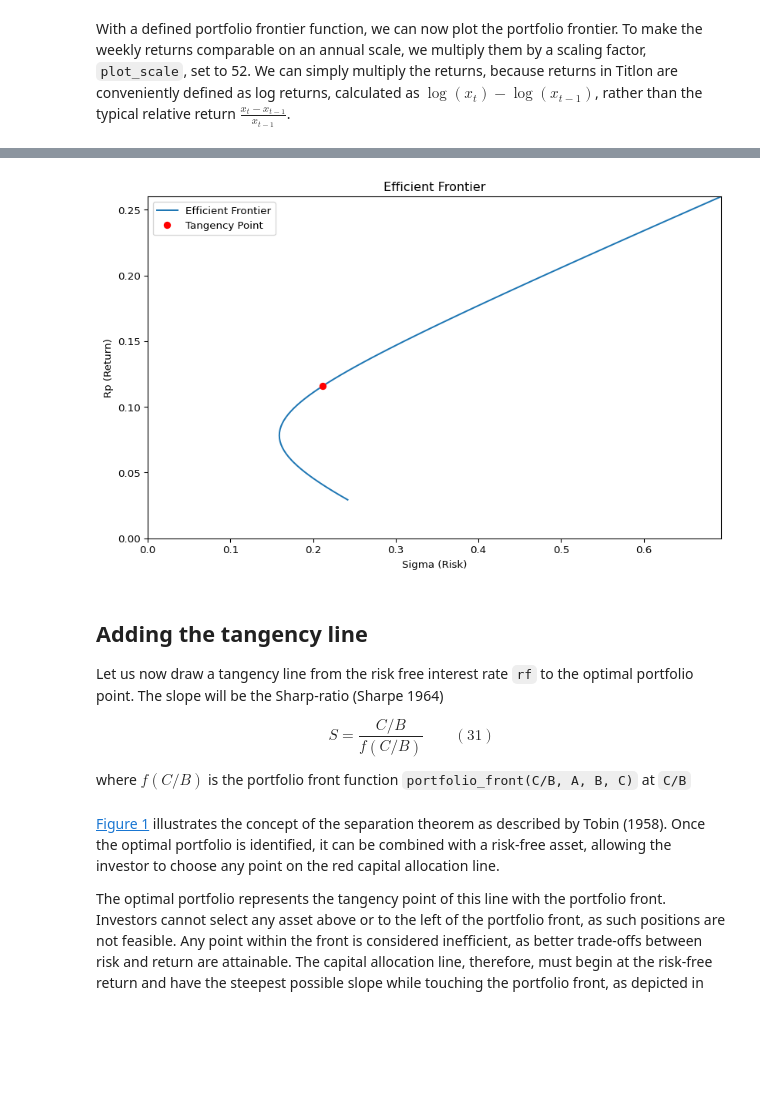
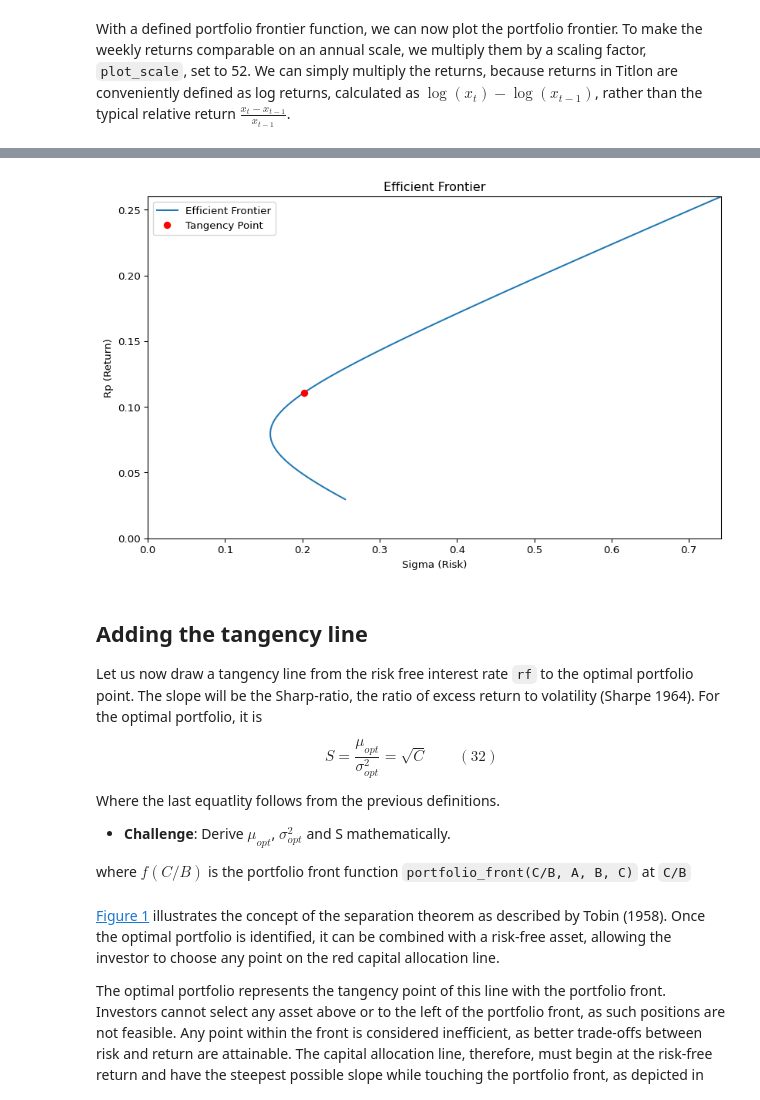
Before and after one commit to uit-sok-3011-h25/uit-sok-3011-h25.github.io, a Jupyter notebook: finans/3-lecture_optport.ipynb, the cells around one changed output, grey strips where cells are left out. Saved outputs shown, nothing was run; the diff lists cells and outputs as text; code cells hidden in the pictures; blank space fills up the shorter version.

```diff
--- a/finans/3-lecture_optport.ipynb
+++ b/finans/3-lecture_optport.ipynb
@@ -728,27 +765,31 @@ Which is simply, according to the previous definitions of B and C:
 Let us add that to the plot
 # %%
-# Calculating the tangency point of the normalized
-# optimal portfolio
-tangency_sigma =  portfolio_front(C/B, A, B, C)
+# Calculating the tangency point
 
-#plotting it, after annualizing the weekly data
-ax.plot(plot_scale**0.5*tangency_sigma,
+
+ax.plot((plot_scale*C/(B**2))**0.5,
                     plot_scale*(C/B + rf),
                     'ro',label='Tangency Point')
 ax.legend()
 fig
 # %% [output]
-[figure, old version]
+[figure, new version]
 # %% [markdown]
 ## Adding the tangency line
 
 Let us now draw a tangency line from the risk free interest rate `rf` to
-the optimal portfolio point. The slope will be the Sharp-ratio (Sharpe
-1964)
+the optimal portfolio point. The slope will be the Sharp-ratio, the
+ratio of excess return to volatility (Sharpe 1964). For the optimal
+portfolio, it is
 
 <span id="eq-opt_port_sol_sharpe">$$
-S=\frac{C/B}{f(C/B)}
- \qquad(31)$$</span>
+S=\frac{\mu_{opt}}{{\sigma}^2_{opt}}=\sqrt{C}
+ \qquad(32)$$</span>
+
+Where the last equatlity follows from the previous definitions.
+
+-   **Challenge**: Derive $\mu_{opt}$, ${\sigma}^2_{opt}$ and S
+    mathematically.
 
 where $f(C/B)$ is the portfolio front function
 `portfolio_front(C/B, A, B, C)` at `C/B`
```
Also changed, not shown: parts of 23 cells of this notebook, 18 other files.
